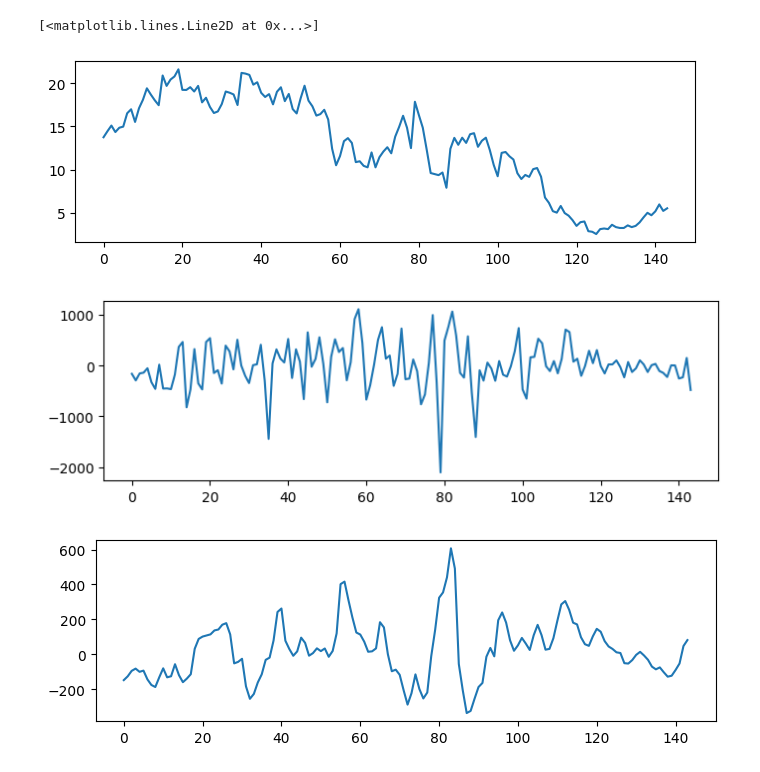
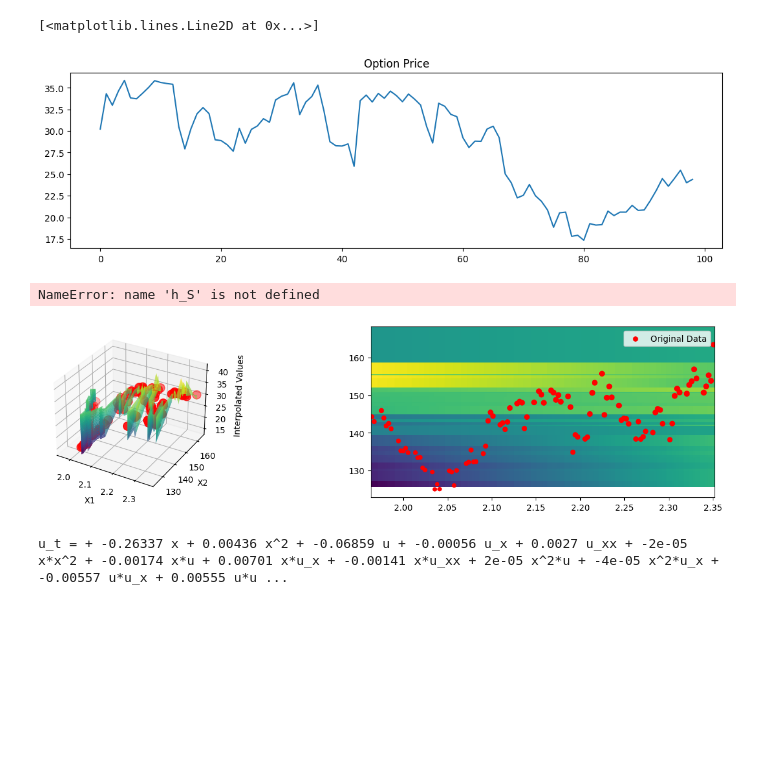
Before and after one commit to brunoCCOS/bs-find-with-sindy, a Jupyter notebook: src/SINDy_precificao_derivativos_reais.ipynb, the cells around one changed output. Saved outputs shown, nothing was run; the diff lists cells and outputs as text; code cells hidden in the pictures; blank space fills up the shorter version.

```diff
--- a/src/SINDy_precificao_derivativos_reais.ipynb
+++ b/src/SINDy_precificao_derivativos_reais.ipynb
@@ -11,5 +15,5 @@ from utils.data_utils import load_data
 # %%
-data = load_data('../data/AAPL230721C00160000.csv')
+data = load_data('../data/AAPL250117C00150000.csv')
 
 data['Expiration Date'] = pd.to_datetime(data['Expiration Date'])
 data['Date'] = pd.to_datetime(data['Date'])
@@ -22,23 +43,61 @@ t = data['tal'].values
 # %%
 u_t = ps.SmoothedFiniteDifference()._differentiate(u,t = t)
 u_t_ = ps.FiniteDifference(order = 4)._differentiate(u,t = t)
 
-plt.figure(figsize=(8, 8))
+plt.figure(figsize=(13, 12))
+plt.subplot(3,1,1)
+
 plt.title('Option Price')
-plt.subplot(3,1,1)
 plt.plot(u)
 
-plt.figure(figsize=(8, 8))
-plt.title('Option time finite derivative ')
-plt.subplot(3,1,3)
-plt.plot(u_t_)
+# plt.subplot(3,1,3)
 
-plt.figure(figsize=(8, 8))
-plt.title('Option time smoothed derivative ')
-plt.subplot(3,1,2)
-plt.plot(u_t)
+# plt.title('Option time finite derivative ')
+# plt.plot(u_t_)
+
+# plt.subplot(3,1,2)
+
+# plt.title('Option time smoothed derivative ')
+# plt.plot(u_t)
 # %% [output]
 [<matplotlib.lines.Line2D at 0x...>]
-[figure, old version]
+[figure, new version]
-[figure, removed]
-[figure, removed]
+# %%
+X, T = np.meshgrid(x,t)
+
+# Perform RBF interpolation on the original grid
+rbf_call_prices = rbf_interpolation_on_grid(x, t, u, X, T)
+# rbf_call_prices = gaussian_filter(rbf_call_prices,sSS=igma=1)
+# Compute the numerical derivatives of the RBF interpolated surface
+# First derivatives
+rbf_deltas_numerical = numerical_derivative(rbf_call_prices, axis=0, h=h_S)
+rbf_theta_numerical = numerical_derivative(rbf_call_prices, axis=1, h=h_T)
+
+# Second derivatives
+rbf_gamma_numerical = numerical_second_derivative(rbf_call_prices, axis=0, h=h_S)
+# %% [output]
+NameError: name 'h_S' is not defined
+# %%
+smoothed_Z = moving_average_2d(rbf_call_prices.reshape(X.shape),kernel_size=5)
+
+# Plot the interpolated surface
+fig = plt.figure(figsize=[16,8])
+ax = fig.add_subplot(221, projection='3d')
+ax.plot_surface(t, x, rbf_call_prices.reshape(X.shape), cmap='viridis')
+
+# Plot the original data points
+ax.scatter(t, x, u, c='red', s=100, label='Original Data')
+
+ax.set_xlabel('X1')
+ax.set_ylabel('X2')
+ax.set_zlabel('Interpolated Values')
+
+ax2 = fig.add_subplot(222)
+ax2.pcolormesh(t, x, rbf_call_prices.reshape(X.shape).T)
+ax2.scatter(t, x, u, c='red', label='Original Data')
+ax2 = plt.gca()
+
+plt.legend()
+plt.show()
+# %% [output]
+[figure, added]
@@ -44,0 +119,6 @@ plt.plot(u_t)
+# %%
+optimizer = ps.STLSQ(threshold=1e-5, alpha=1e3).fit(Crossed_Theta[:],interpolated_values_t.ravel())
+
+print_model(optimizer.coef_[0],Theta_names,precision=5)
+# %% [output]
+u_t = + -0.26337 x + 0.00436 x^2 + -0.06859 u + -0.00056 u_x + 0.0027 u_xx + -2e-05 x*x^2 + -0.00174 x*u + 0.00701 x*u_x + -0.00141 x*u_xx + 2e-05 x^2*u + -4e-05 x^2*u_x + -0.00557 u*u_x + 0.00555 u*u ...
```
Also changed, not shown: parts of 8 cells of this notebook, 12 other files.
